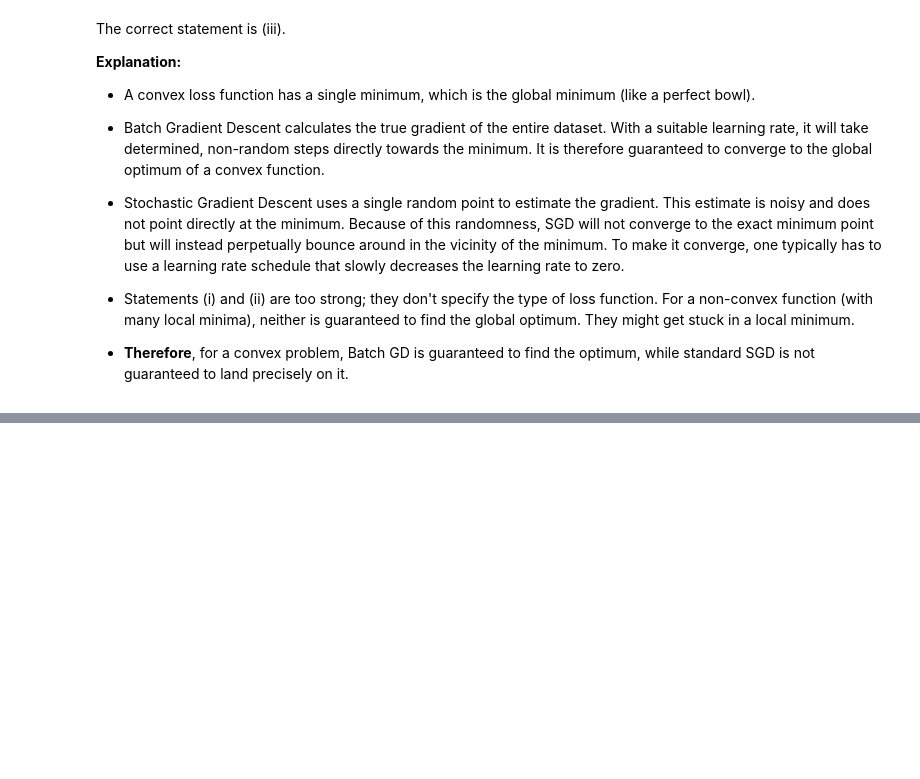
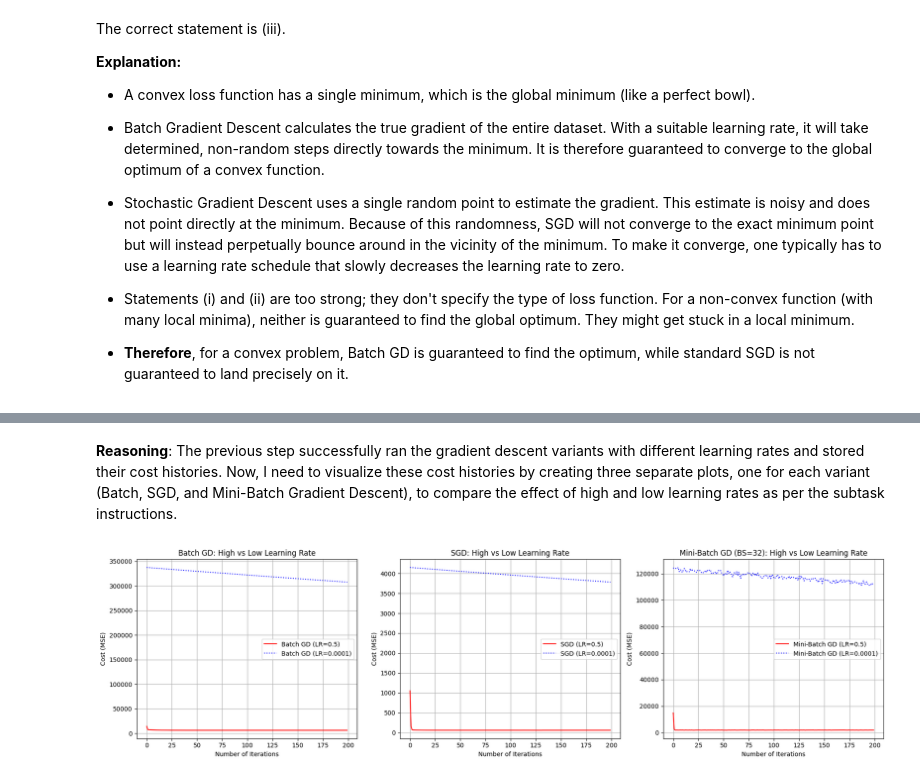
Before and after one commit to Muhammadatir/colab_notebook_iiit-hub, a Jupyter notebook: STP_Module4Lab_3_Gradient_Descent.ipynb, the cells around one changed output, grey strips where cells are left out. Drawn from its saved outputs; the diff is of its cells as text; code cells hidden in the pictures; blank space fills up the shorter version.

```diff
--- a/STP_Module4Lab_3_Gradient_Descent.ipynb
+++ b/STP_Module4Lab_3_Gradient_Descent.ipynb
@@ -1680,0 +671,40 @@ Provide a comprehensive summary of the findings from all experiments, including
+# %% [markdown]
+**Reasoning**:
+The previous step successfully ran the gradient descent variants with different learning rates and stored their cost histories. Now, I need to visualize these cost histories by creating three separate plots, one for each variant (Batch, SGD, and Mini-Batch Gradient Descent), to compare the effect of high and low learning rates as per the subtask instructions.
+# %%
+plt.figure(figsize=(18, 5))
+
+# Plot 1: Batch Gradient Descent
+plt.subplot(1, 3, 1)
+plt.plot(range(n_iter_general), cost_history_batch_high, 'r-', label=f'Batch GD (LR={lr_batch_high})')
+plt.plot(range(n_iter_general), cost_history_batch_low, 'b:', label=f'Batch GD (LR={lr_batch_low})')
+plt.xlabel('Number of Iterations')
+plt.ylabel('Cost (MSE)')
+plt.title('Batch GD: High vs Low Learning Rate')
+plt.legend()
+plt.grid(True)
+
+# Plot 2: Stochastic Gradient Descent
+plt.subplot(1, 3, 2)
+plt.plot(range(n_iter_general), cost_history_sgd_high, 'r-', label=f'SGD (LR={lr_sgd_high})')
+plt.plot(range(n_iter_general), cost_history_sgd_low, 'b:', label=f'SGD (LR={lr_sgd_low})')
+plt.xlabel('Number of Iterations')
+plt.ylabel('Cost (MSE)')
+plt.title('SGD: High vs Low Learning Rate')
+plt.legend()
+plt.grid(True)
+
+# Plot 3: Mini-Batch Gradient Descent
+plt.subplot(1, 3, 3)
+plt.plot(range(n_iter_general), cost_history_mb_high, 'r-', label=f'Mini-Batch GD (LR={lr_mb_high})')
+plt.plot(range(n_iter_general), cost_history_mb_low, 'b:', label=f'Mini-Batch GD (LR={lr_mb_low})')
+plt.xlabel('Number of Iterations')
+plt.ylabel('Cost (MSE)')
+plt.title(f'Mini-Batch GD (BS={mb_batch_size}): High vs Low Learning Rate')
+plt.legend()
+plt.grid(True)
+
+plt.tight_layout()
+plt.show()
+# %% [output]
+[figure, added]
```
Also changed, not shown: parts of 75 cells of this notebook.
